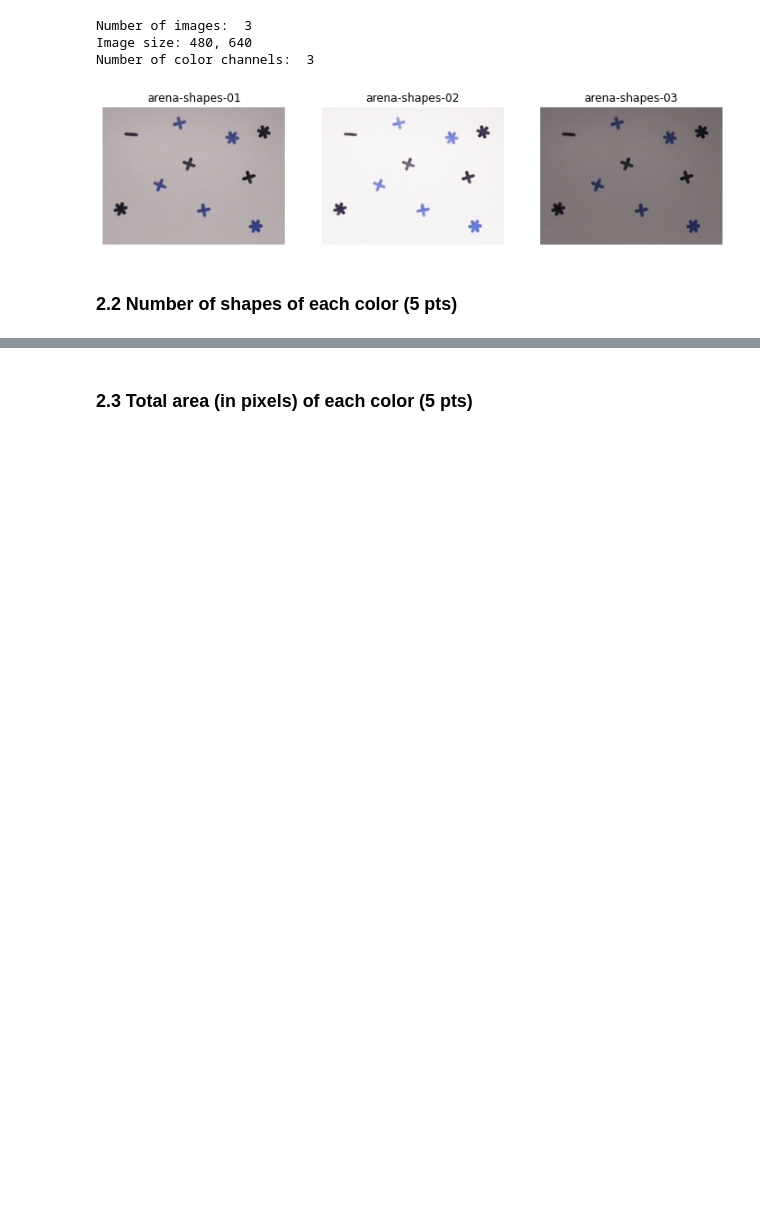
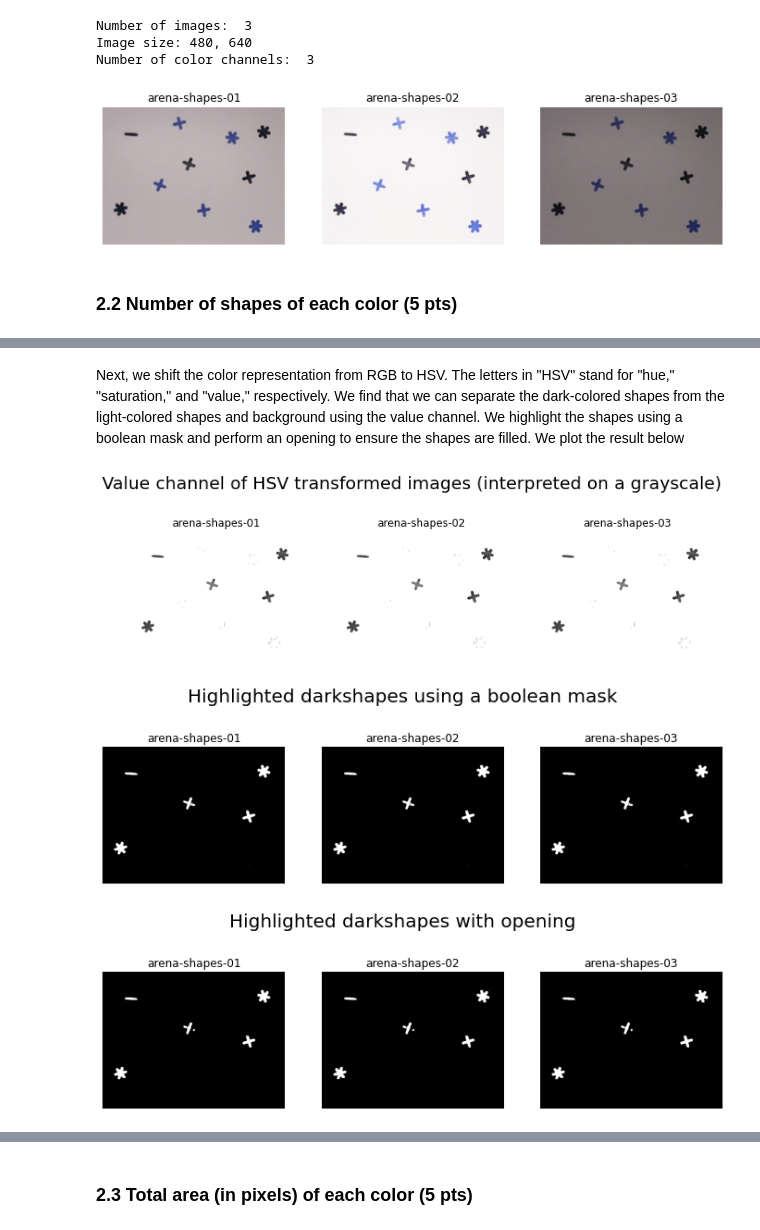
Before and after one commit to warhuus/iapr-2022, a Jupyter notebook: lab_01_segmentation.ipynb, the cells around one changed output, grey strips where cells are left out. Drawn from its saved outputs; the diff is of its cells as text; code cells hidden in the pictures; blank space fills up the shorter version.

```diff
--- a/lab_01_segmentation.ipynb
+++ b/lab_01_segmentation.ipynb
@@ -333,0 +257,15 @@ The number of light blue shapes in image 2 is 5
+# %% [markdown]
+Next, we shift the color representation from RGB to HSV. The letters in "HSV" stand for "hue," "saturation," and "value," respectively. We find that we can separate the dark-colored shapes from the light-colored shapes and background using the value channel. We highlight the shapes using a boolean mask and perform an opening to ensure the shapes are filled. We plot the result below
+# %%
+newimages_v = np.array([c.rgb2hsv(im)[:,:,2] for im in newimages])
+plot_im(newimages_v, "Value channel of HSV transformed images (interpreted on a grayscale)", grey=True)
+
+darkshapes = np.array([np.where(im < 0.55, 255, 0) for im in newimages_v])
+plot_im(darkshapes, "Highlighted darkshapes using a boolean mask", grey=True)
+
+darkshapes = np.array([m.opening(im, np.ones((5,5))) for im in darkshapes])
+plot_im(darkshapes, "Highlighted darkshapes with opening", grey=True)
+# %% [output]
+[figure, added]
+[figure, added]
+[figure, added]
```
Also changed, not shown: parts of 14 cells of this notebook, 8 other files.
